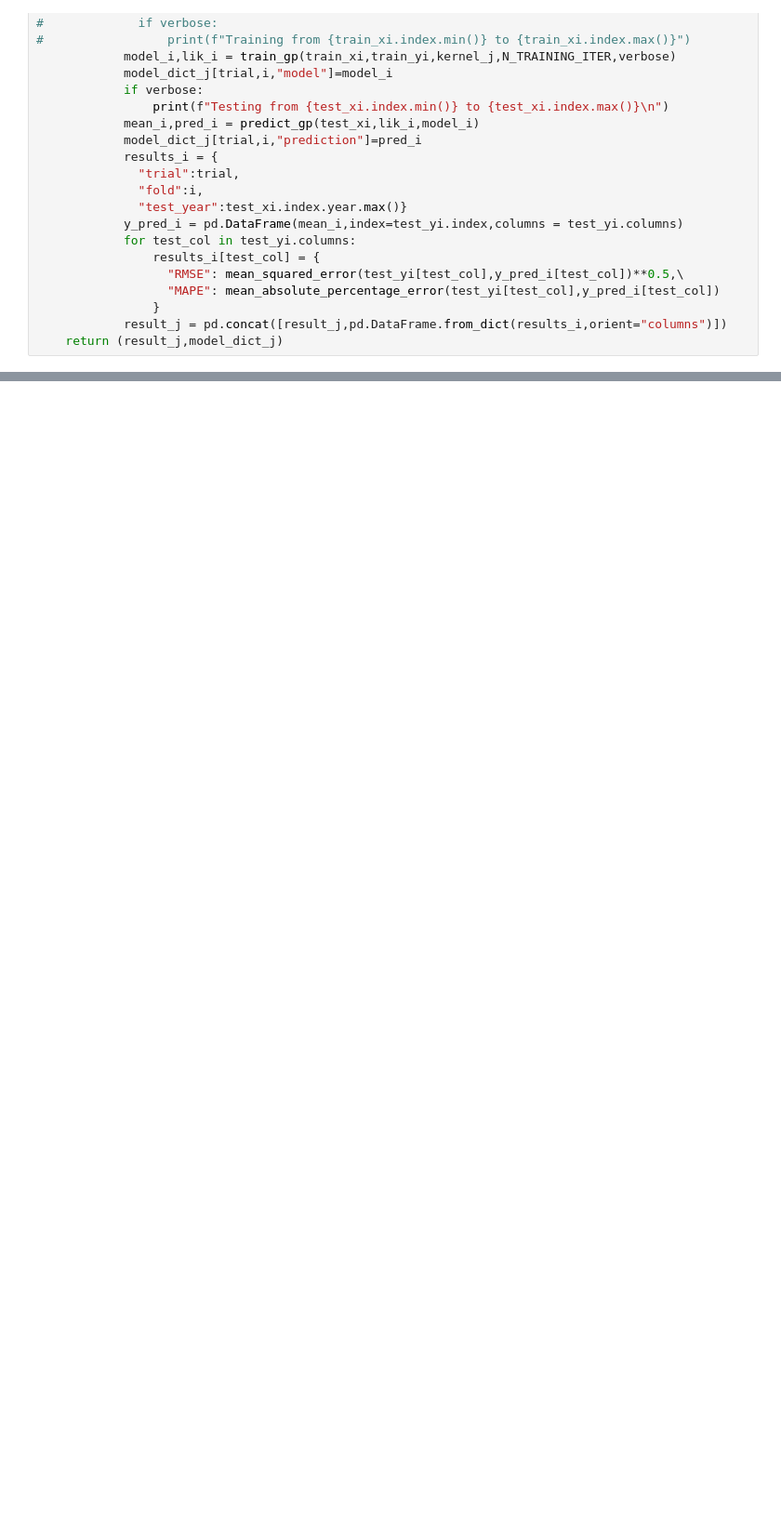
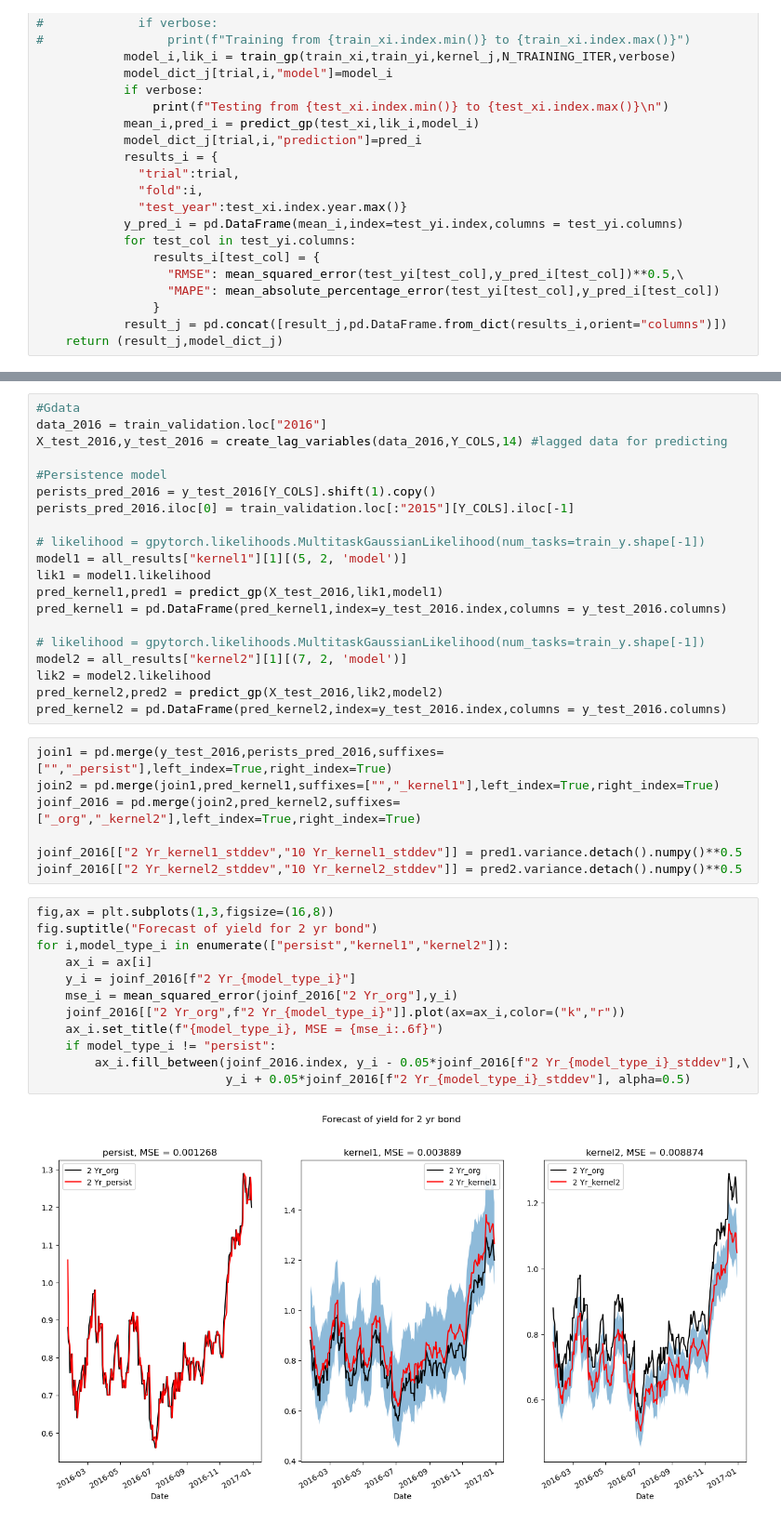
Before and after one commit to ashish1610dhiman/UQ_deep_learning, a Jupyter notebook: gp-for-yield-curve.ipynb, the cells around one changed output, grey strips where cells are left out. Shown at 93% size. Drawn from its saved outputs; the diff is of its cells as text; blank space fills up the shorter version.

```diff
--- a/gp-for-yield-curve.ipynb
+++ b/gp-for-yield-curve.ipynb
@@ -345,0 +321,41 @@ all_results_df.to_csv("all_results_df.csv")
+# %%
+#Gdata
+data_2016 = train_validation.loc["2016"]
+X_test_2016,y_test_2016 = create_lag_variables(data_2016,Y_COLS,14) #lagged data for predicting
+
+#Persistence model
+perists_pred_2016 = y_test_2016[Y_COLS].shift(1).copy()
+perists_pred_2016.iloc[0] = train_validation.loc[:"2015"][Y_COLS].iloc[-1]
+
+# likelihood = gpytorch.likelihoods.MultitaskGaussianLikelihood(num_tasks=train_y.shape[-1])
+model1 = all_results["kernel1"][1][(5, 2, 'model')]
+lik1 = model1.likelihood
+pred_kernel1,pred1 = predict_gp(X_test_2016,lik1,model1)
+pred_kernel1 = pd.DataFrame(pred_kernel1,index=y_test_2016.index,columns = y_test_2016.columns)
+
+# likelihood = gpytorch.likelihoods.MultitaskGaussianLikelihood(num_tasks=train_y.shape[-1])
+model2 = all_results["kernel2"][1][(7, 2, 'model')]
+lik2 = model2.likelihood
+pred_kernel2,pred2 = predict_gp(X_test_2016,lik2,model2)
+pred_kernel2 = pd.DataFrame(pred_kernel2,index=y_test_2016.index,columns = y_test_2016.columns)
+# %%
+join1 = pd.merge(y_test_2016,perists_pred_2016,suffixes=["","_persist"],left_index=True,right_index=True)
+join2 = pd.merge(join1,pred_kernel1,suffixes=["","_kernel1"],left_index=True,right_index=True)
+joinf_2016 = pd.merge(join2,pred_kernel2,suffixes=["_org","_kernel2"],left_index=True,right_index=True)
+
+joinf_2016[["2 Yr_kernel1_stddev","10 Yr_kernel1_stddev"]] = pred1.variance.detach().numpy()**0.5
+joinf_2016[["2 Yr_kernel2_stddev","10 Yr_kernel2_stddev"]] = pred2.variance.detach().numpy()**0.5
+# %%
+fig,ax = plt.subplots(1,3,figsize=(16,8))
+fig.suptitle("Forecast of yield for 2 yr bond")
+for i,model_type_i in enumerate(["persist","kernel1","kernel2"]):
+    ax_i = ax[i]
+    y_i = joinf_2016[f"2 Yr_{model_type_i}"]
+    mse_i = mean_squared_error(joinf_2016["2 Yr_org"],y_i)
+    joinf_2016[["2 Yr_org",f"2 Yr_{model_type_i}"]].plot(ax=ax_i,color=("k","r"))
+    ax_i.set_title(f"{model_type_i}, MSE = {mse_i:.6f}")
+    if model_type_i != "persist":
+        ax_i.fill_between(joinf_2016.index, y_i - 0.05*joinf_2016[f"2 Yr_{model_type_i}_stddev"],\
+                          y_i + 0.05*joinf_2016[f"2 Yr_{model_type_i}_stddev"], alpha=0.5)
+# %% [output]
+[figure, added]
```
Also changed, not shown: parts of 27 cells of this notebook, 2 other files.
